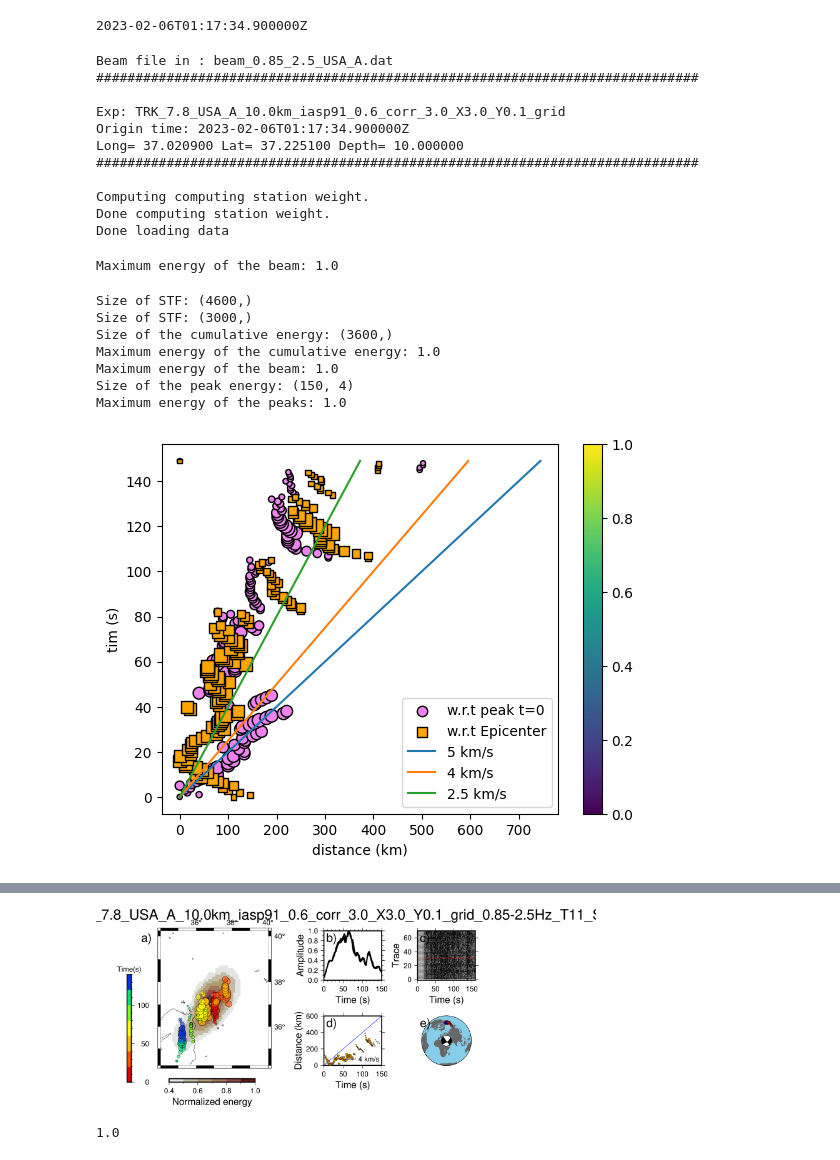
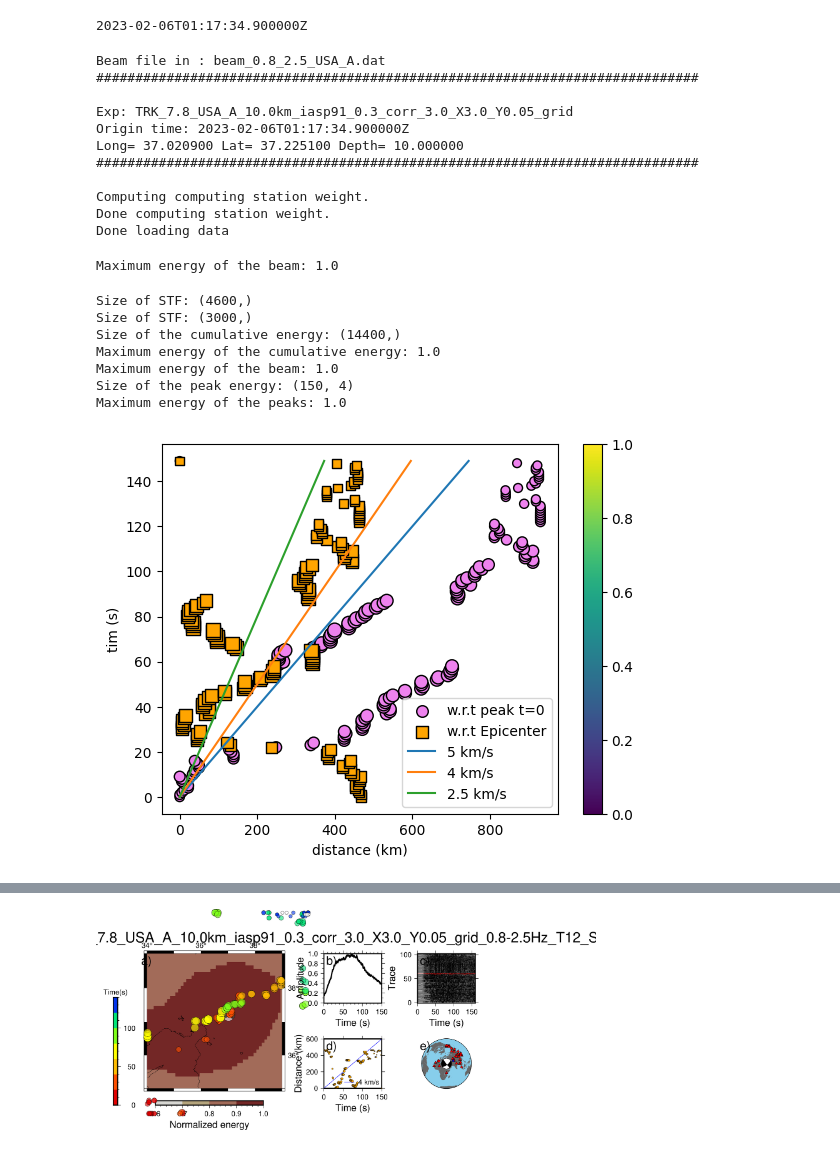
Before and after one commit to ajay6763/earthquake_bp_obspy, a Jupyter notebook: bp_post_process_make_results.ipynb, the cells around one changed output, grey strips where cells are left out. Drawn from its saved outputs; the diff is of its cells as text; code cells hidden in the pictures.

```diff
--- a/bp_post_process_make_results.ipynb
+++ b/bp_post_process_make_results.ipynb
@@ -17,12 +17,12 @@ def calculate_shear_mach_front_angle(super_shear_velocity):
     shear_mach_front_angle = math.degrees(math.asin(sin_shear_mach_front_angle))
     return shear_mach_front_angle
 
-name='TRK_7.8_USA_A_10.0km_iasp91_0.6_corr_3.0_X3.0_Y0.1_grid'
+name='TRK_7.8_USA_A_10.0km_iasp91_0.3_corr_3.0_X3.0_Y0.05_grid'
 path = os.getcwd()
 outdir = name #str(Event)+'_'+str(Exp_name)
 scale=2
 peak_scale=7
-bp_l=0.85
+bp_l=0.8
 bp_u=2.5
 smooth_time_window  = 10 #int(res['smooth_time_window'])   #seconds
 smooth_space_window = 1 #int(res['smooth_space_window']) #source_grid_size  #int(res['smooth_space_window'])
@@ -103,10 +103,10 @@ stream_for_bp=bp_lib.stream_station_weight(stream_for_bp)
 print('Done computing station weight.')
 print('Done loading data')
 # %% [output]
-Beam file in : beam_0.85_2.5_USA_A.dat
+Beam file in : beam_0.8_2.5_USA_A.dat
 #############################################################################
 
-Exp: TRK_7.8_USA_A_10.0km_iasp91_0.6_corr_3.0_X3.0_Y0.1_grid
+Exp: TRK_7.8_USA_A_10.0km_iasp91_0.3_corr_3.0_X3.0_Y0.05_grid
 Origin time: 2023-02-06T01:17:34.900000Z
 Long= 37.020900 Lat= 37.225100 Depth= 10.000000
 #############################################################################
@@ -148,27 +147,25 @@ def box_space_smoothennig(signal, x_size,y_size):
 # Smoothening the beam
 #beam_use=np.zeros((len(slat),(stack_end-stack_start)*sps-1))
 smooth_time_window=int(10/bp_l)
-smooth_space_window=0
+smooth_space_window=50 #4
 beam_use=beam.copy()
 beam_use=np.square(beam_use)
 beam_smoothened_=beam_use.copy()
 m,n=np.shape(beam_smoothened_)
+
+#time by looing through space grid
+for i in range(m):
+    beam_smoothened_[i,:]=bp_lib.moving_average(beam_smoothened_[i,:],smooth_time_window*sps)
+
 #space
 x=np.arange(event_long-source_grid_extend_x,event_long+source_grid_extend_x,source_grid_size)
 y=np.arange(event_lat-source_grid_extend_y,event_lat+source_grid_extend_y,source_grid_size)
 for i in range(n):
     x_size=smooth_space_window
     y_size=smooth_space_window
-    signal=beam_use[:,i].reshape((len(x),len(y)))
+    signal=beam_smoothened_[:,i].reshape((len(x),len(y)))
     #beam_smoothened_[:,i]=gaussian_space_smoothennig(signal,x_size,y_size)
     beam_smoothened_[:,i]=box_space_smoothennig(signal,x_size,y_size)
-
-#time by looing through space grid
-for i in range(m):
-    beam_smoothened_[i,:]=bp_lib.moving_average(beam_use[i,:],smooth_time_window*sps)
-
-
-
 beam_smoothened=beam_smoothened_/np.max(beam_smoothened_)
 
 print('Maximum energy of the beam:',np.max(beam_smoothened))
@@ -226,7 +223,7 @@ print('Maximum energy of the peaks:',np.max(peak_energy[:,3]))
 # %% [output]
 Size of STF: (4600,)
 Size of STF: (3000,)
-Size of the cumulative energy: (3600,)
+Size of the cumulative energy: (14400,)
 Maximum energy of the cumulative energy: 1.0
 Maximum energy of the beam: 1.0
 Size of the peak energy: (150, 4)
@@ -262,7 +259,7 @@ plt.colorbar()
 #plt.savefig(outdir+'/'+str(name)+'_Rupture_'+str(bp_l)+'_'+str(bp_u)+'_'+str(Array_name)+'.png')
 plt.savefig(outdir+'/'+str(name)+'_Rupture_'+str(bp_l)+'_'+str(bp_u)+'_combined_T'+str(smooth_time_window)+'_Space'+str(smooth_space_window)+'.png')
 # %% [output]
-[figure, old version]
+[figure, new version]
 # %%
 ###################################################
 # plotting
@@ -275,7 +272,7 @@ except:
     pass
 #source_grid_extend=2
 region=[event_long-source_grid_extend_x,event_long+source_grid_extend_x,event_lat-source_grid_extend_y,event_lat+source_grid_extend_y]
-#region=[34,39,35,39]
+region=[34,39,35,39]
 title="+t"+name+'_'+str(bp_l)+'-'+str(bp_u)+'Hz_T'+str(smooth_time_window)+'_Space'+str(smooth_space_window)
 sta_lat=[]
 sta_long=[]
@@ -293,7 +290,7 @@ proj="M?"
 with fig.subplot(nrows=1, ncols=1, figsize=figsize, autolabel="a)",
     sharey=False,
     sharex=False,):
-    energy_cmap=pygmt.makecpt(cmap="bilbao", reverse=False,series=[0.4, 1, 0.1])
+    energy_cmap=pygmt.makecpt(cmap="bilbao", reverse=False,series=[0.6, 1, 0.1])
     #df = pygmt.blockmean(data=cumulative_energy, region=region, spacing=spacing)
     grd_ = pygmt.xyz2grd(x=cumulative_energy[:,0],y=cumulative_energy[:,1],z=cumulative_energy[:,2],region=region, spacing=spacing)
     grd = pygmt.grdsample(grd_,spacing=0.1)
@@ -411,8 +410,2 @@ fig.show()
 plot [WARNING]: Cannot use auto-legend -l for variable symbol size unless +S<size> is used. Option -l ignored.
-[figure, old version]
+[figure, new version]
-# %%
-#plt.plot(beam[:,102])
-#plt.plot(beam_use[:,102])
-np.max(beam_smoothened)
-# %% [output]
-1.0
```
Also changed, not shown: parts of 3 cells of this notebook, 1 other file.
